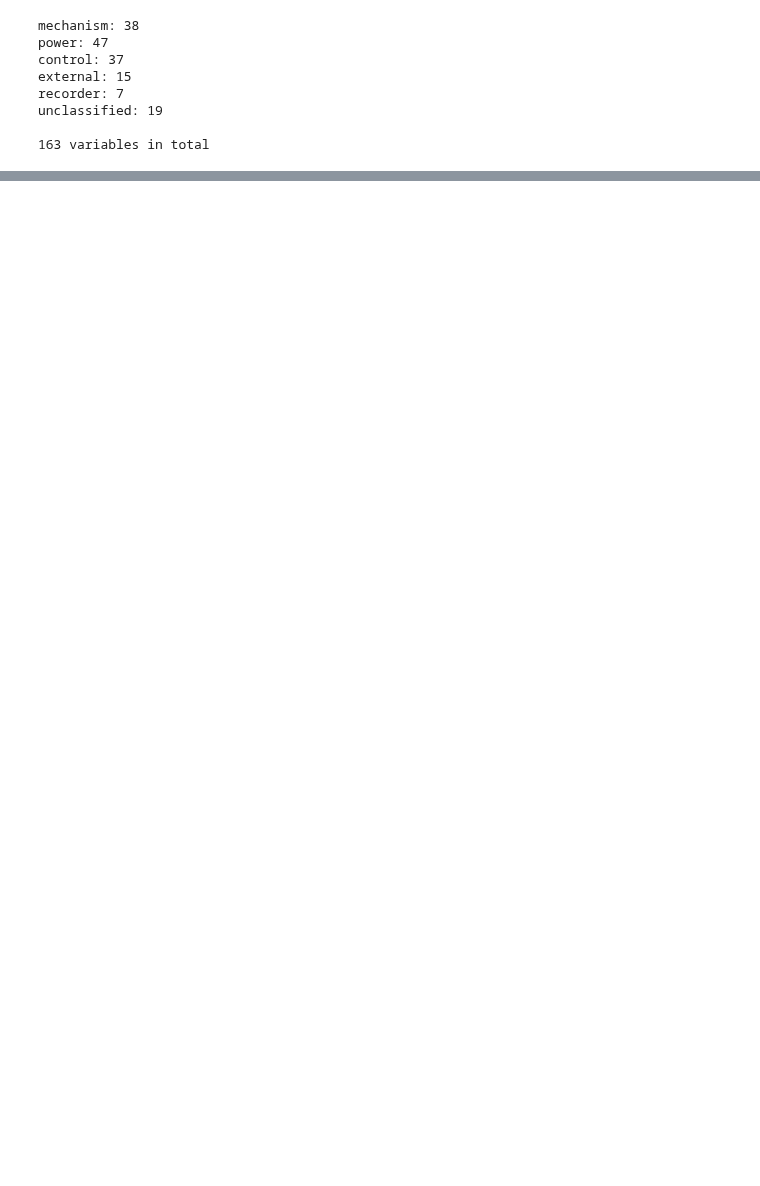
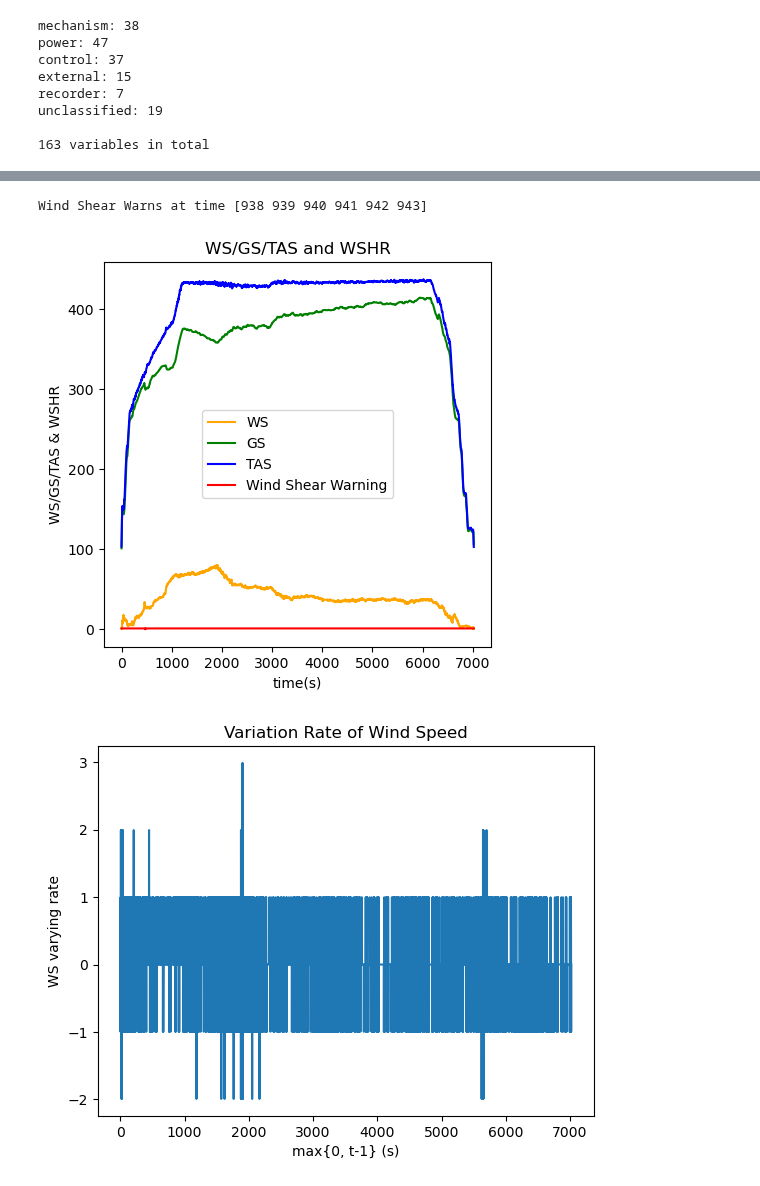
Before and after one commit to srt-uncertainty-wind/code, a Jupyter notebook: wshrRelabel.ipynb, the cells around one changed output, grey strips where cells are left out. Saved outputs shown, nothing was run; the diff lists cells and outputs as text; code cells hidden in the pictures; blank space fills up the shorter version.

Commit message:
relabeling work: two of three approaches fails Judging based on altitude rate can be possible

```diff
--- a/wshrRelabel.ipynb
+++ b/wshrRelabel.ipynb
@@ -217,0 +234,78 @@ Wind Shear Warns at time [938 939 940 941 942 943]
+# %%
+# 判据一：指示空速变化率不超过15节(7.7m/s)
+'''
+是说风速？空速不是飞机加多少油门决定的吗？
+'''
+variable_list = ['WS', 'GS', 'TAS']
+
+# 构建数据集
+X, Y = dataConstruct(exception_folder_paths[3], os.listdir(exception_folder_paths[3])[2], variable_list, normalized=False)
+# 读取聚类标签
+cluster_labels = np.load('../result/variable_cluster/DBSCAN/cluster_labels_e[3][2].npy')
+# 抽取训练集中的有效数据
+X, Y = X[cluster_labels == 2-1], Y[cluster_labels == 2-1]
+
+WS_diff = X[1:, 0] - X[:-1, 0]
+
+# 绘制X的时间变化
+plt.figure(figsize=(5,5))
+color_list = ['orange', 'green', 'blue', 'black', 'purple', 'pink']
+for i, var_name in enumerate(variable_list):
+    plt.plot(range(len(Y)), X[:, i], c=color_list[i], label=var_name)
+plt.plot(range(len(Y)), Y, c='red', label='Wind Shear Warning')
+plt.xlabel('time(s)')
+plt.ylabel('WS/GS/TAS & WSHR')
+plt.title('WS/GS/TAS and WSHR')
+plt.legend()
+# if np.std(X[:, 2]) > 1e-1:
+#     plt.savefig(f"../result/wshr_classify/supervised/SVM/figures_WS&WD&TAS/{work_mat_name}.png")
+plt.show()
+
+# 绘制风速的时序差分图
+plt.figure()
+plt.plot(range(len(WS_diff)), WS_diff)
+plt.title('Variation Rate of Wind Speed')
+plt.xlabel('max{0, t-1} (s)')
+plt.ylabel('WS varying rate')
+plt.show()
+
+plt.figure()
+plt.scatter(X[wshr_class_idx[1], 1], X[wshr_class_idx[1], 2], c='green', s = 10, label='WSHR = 1')
+plt.scatter(X[wshr_class_idx[0], 1], X[wshr_class_idx[0], 2], c='red', s = 10, label='WSHR = 0')
+plt.xlabel('Ground Speed')
+plt.ylabel('True Airspeed')
+plt.legend()
+plt.show()
+
+# plt.figure()
+# plt.scatter(X[wshr_class_idx[1], 0], X[wshr_class_idx[1], 2], c='green', s = 10, label='WSHR = 1')
+# plt.scatter(X[wshr_class_idx[0], 0], X[wshr_class_idx[0], 2], c='red', s = 10, label='WSHR = 0')
+# plt.xlabel('Wind Speed')
+# plt.ylabel('True Airspeed')
+# plt.legend()
+# plt.show()
+
+# plt.figure()
+# plt.scatter(X[wshr_class_idx[1], 0], X[wshr_class_idx[1], 1], c='green', s = 10, label='WSHR = 1')
+# plt.scatter(X[wshr_class_idx[0], 0], X[wshr_class_idx[0], 1], c='red', s = 10, label='WSHR = 0')
+# plt.xlabel('Wind Speed')
+# plt.ylabel('Ground Speed')
+# plt.legend()
+# plt.show()
+
+# 绘制X的三维散点图
+wshr_class_idx = [np.where(Y == 0)[0], np.where(Y == 1)[0]]
+fig = plt.figure(figsize=(5, 5))
+ax = fig.add_subplot(111, projection='3d')
+ax.scatter(X[wshr_class_idx[1], 0], X[wshr_class_idx[1], 1], X[wshr_class_idx[1], 2], c='green', s = 10, label='WSHR = 1')
+ax.scatter(X[wshr_class_idx[0], 0], X[wshr_class_idx[0], 1], X[wshr_class_idx[0], 2], c='red', s = 50, label='WSHR = 0')
+ax.set_xlabel(variable_list[0])
+ax.set_ylabel(variable_list[1])
+ax.set_zlabel(variable_list[2])
+ax.legend()
+plt.tight_layout()
+plt.show()
+# %% [output]
+Wind Shear Warns at time [938 939 940 941 942 943]
+[figure, added]
+[figure, added]
```
Also changed, not shown: parts of 7 cells of this notebook, 1 other file.
